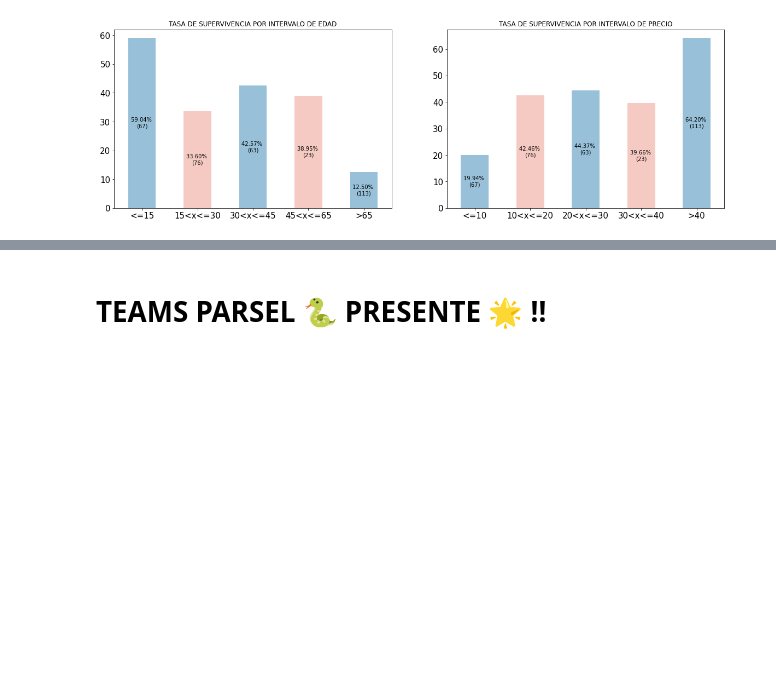
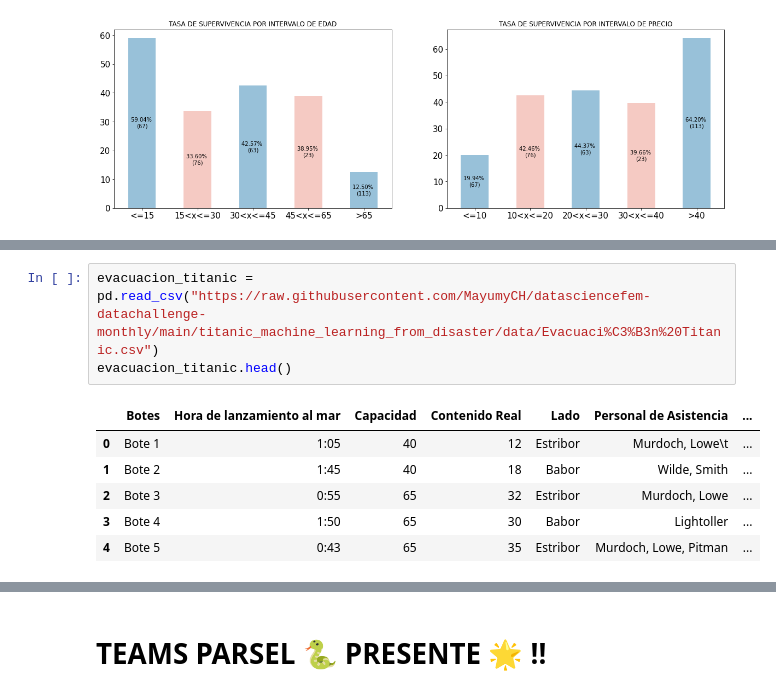
Before and after one commit to CristianAgredo/Reto-Titanic-Team-ParSel, a Jupyter notebook: titanic_machine_learning_from_disaster.ipynb, the cells around one changed output, grey strips where cells are left out. Saved outputs shown, nothing was run; the diff lists cells and outputs as text; blank space fills up the shorter version.

```diff
--- a/titanic_machine_learning_from_disaster.ipynb
+++ b/titanic_machine_learning_from_disaster.ipynb
@@ -1047,0 +1071,10 @@ for path in ax.patches:
+# %%
+evacuacion_titanic = pd.read_csv("https://raw.githubusercontent.com/MayumyCH/datasciencefem-datachallenge-monthly/main/titanic_machine_learning_from_disaster/data/Evacuaci%C3%B3n%20Titanic.csv")
+evacuacion_titanic.head()
+# %% [output]
+|  | Botes | Hora de lanzamiento al mar | Capacidad | Contenido Real | Lado | Personal de Asistencia | ... |
+| 0 | Bote 1 | 1:05 | 40 | 12 | Estribor | Murdoch, Lowe\t | ... |
+| 1 | Bote 2 | 1:45 | 40 | 18 | Babor | Wilde, Smith | ... |
+| 2 | Bote 3 | 0:55 | 65 | 32 | Estribor | Murdoch, Lowe | ... |
+| 3 | Bote 4 | 1:50 | 65 | 30 | Babor | Lightoller | ... |
+| 4 | Bote 5 | 0:43 | 65 | 35 | Estribor | Murdoch, Lowe, Pitman | ... |
```
Also changed, not shown: parts of 8 cells of this notebook.
